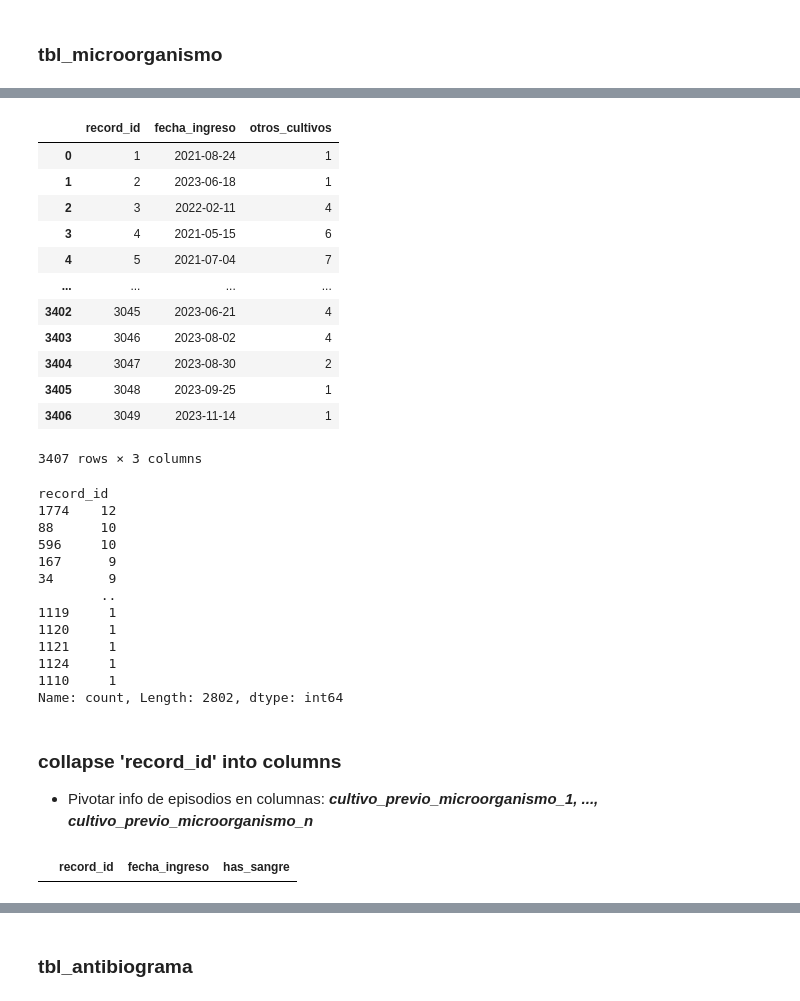
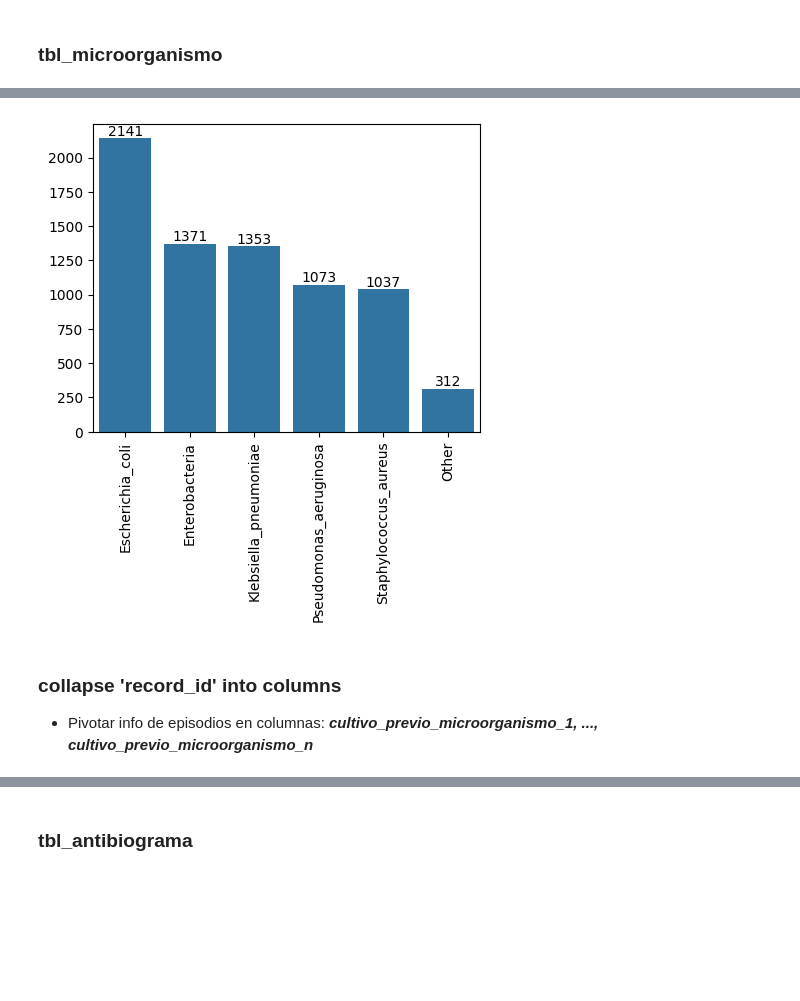
Before and after one commit to PauPascualMas/ML_model, a Jupyter notebook: notebooks/preprocess.ipynb, the cells around one changed output, grey strips where cells are left out. Drawn from its saved outputs; the diff is of its cells as text; code cells hidden in the pictures; blank space fills up the shorter version.

```diff
--- a/notebooks/preprocess.ipynb
+++ b/notebooks/preprocess.ipynb
@@ -361,24 +388,14 @@ tbl_microorganismo_recoded["microorganismo_recoded"] = (
     .apply(lambda x: '_'.join(x.split(' ')[:2]))
 )
 # classify microorganism
-tbl_microorganismo_recoded["microorganismo_class"] = tbl_microorganismo_recoded["microorganismo_recoded"].map(classify_microorganism)
+tbl_microorganismo_recoded["microorganismo_recoded"] = tbl_microorganismo_recoded["microorganismo_recoded"].map(classify_microorganism)
 
-# create dummies
-# dummies = (pd.get_dummies(tbl_microorganismo_recoded["microorganismo_class"], prefix="microorganismo", dtype=int)
-#            .assign(record_id=tbl_microorganismo_recoded["record_id"])
-#            .assign(fecha_cultivo=tbl_microorganismo_recoded["fecha_cultivo"])
-#            .groupby(by=['record_id', 'fecha_cultivo'])
-#            .max()
-# )
+# # dummies for one-hot encoding
+# tbl_microorganismo_recoded = pd.get_dummies(tbl_microorganismo_recoded, columns=["microorganismo_recoded"], dtype=int, prefix="microorganismo")
 
-# # tbl_microorganismo_recoded = (pd.merge(left=tbl_microorganismo_recoded, right=dummies, on=["record_id","fecha_cultivo"])
-# #                                 .drop(columns=['microorganismo','microorganismo_class'])).drop_duplicates()
-# tbl_microorganismo_recoded = (pd.merge(left=tbl_microorganismo_recoded, right=dummies, on=["record_id","fecha_cultivo"])
-#                                 .drop_duplicates())
+# # one-hot encoding for resistance
+# tbl_microorganismo_recoded["has_BMR_resistance"] = np.where(tbl_microorganismo_recoded["fenotipo_resistencia"].isna(), 0,1)
 
-# one-hot encoding for resistance
-tbl_microorganismo_recoded["has_BMR_resistance"] = np.where(tbl_microorganismo_recoded["fenotipo_resistencia"].isna(), 0,1)
-#tbl_microorganismo_recoded = tbl_microorganismo_recoded.drop(columns=['fenotipo_resistencia'])
 tbl_microorganismo_recoded.head()
 # %% [output]
 |  | episode_id | record_id | fecha_ingreso | fecha_cultivo | especimen | microorganismo | fenotipo_resistencia | ... |
@@ -422,40 +407,14 @@ print(max_prev)
-# %%
-max_non_prev = (
-    (tbl_microorganismo_recoded["episodio_previo_si_no"] == 0)
-    .groupby([tbl_microorganismo_recoded["record_id"],
-              tbl_microorganismo_recoded["fecha_ingreso"]])
-    .sum()     # counts True values = count of non previous episodes
-    .reset_index(name='otros_cultivos')
-)
-
-max_non_prev
-# %% [output]
-|  | record_id | fecha_ingreso | otros_cultivos |
-| 0 | 1 | 2021-08-24 | 1 |
-| 1 | 2 | 2023-06-18 | 1 |
-| 2 | 3 | 2022-02-11 | 4 |
-| 3 | 4 | 2021-05-15 | 6 |
-| 4 | 5 | 2021-07-04 | 7 |
-| ... | ... | ... | ... |
-| 3402 | 3045 | 2023-06-21 | 4 |
-| 3403 | 3046 | 2023-08-02 | 4 |
-| 3404 | 3047 | 2023-08-30 | 2 |
-| 3405 | 3048 | 2023-09-25 | 1 |
-| 3406 | 3049 | 2023-11-14 | 1 |
-3407 rows × 3 columns
-# %%
-tbl_microorganismo_recoded[(tbl_microorganismo_recoded['hemocultivo_si_no']==1)&(tbl_microorganismo_recoded["episodio_previo_si_no"]==0)]["record_id"].value_counts()
-# %% [output]
-record_id
-1774    12
-88      10
-596     10
-167      9
-34       9
-        ..
-1119     1
-1120     1
-1121     1
-1124     1
-1110     1
-Name: count, Length: 2802, dtype: int64
+# %%
+import seaborn as sns
+import matplotlib.pyplot as plt
+
+t = tbl_microorganismo_recoded['microorganismo_recoded'].value_counts()
+
+fig,ax = plt.subplots(1,1,figsize=(5,4,))
+sns.barplot(x=t.index.values, y=t.values, fill=True)
+# Add labels
+ax.bar_label(ax.containers[0])
+plt.xticks(rotation=90)
+plt.show()
+# %% [output]
+[figure, added]
@@ -472,4 +425,0 @@ blood_per_episode = (
-# %%
-blood_per_episode[blood_per_episode["has_sangre"] == False]
-# %% [output]
-|  | record_id | fecha_ingreso | has_sangre |
```
Also changed, not shown: parts of 18 cells of this notebook, 4 other files.
